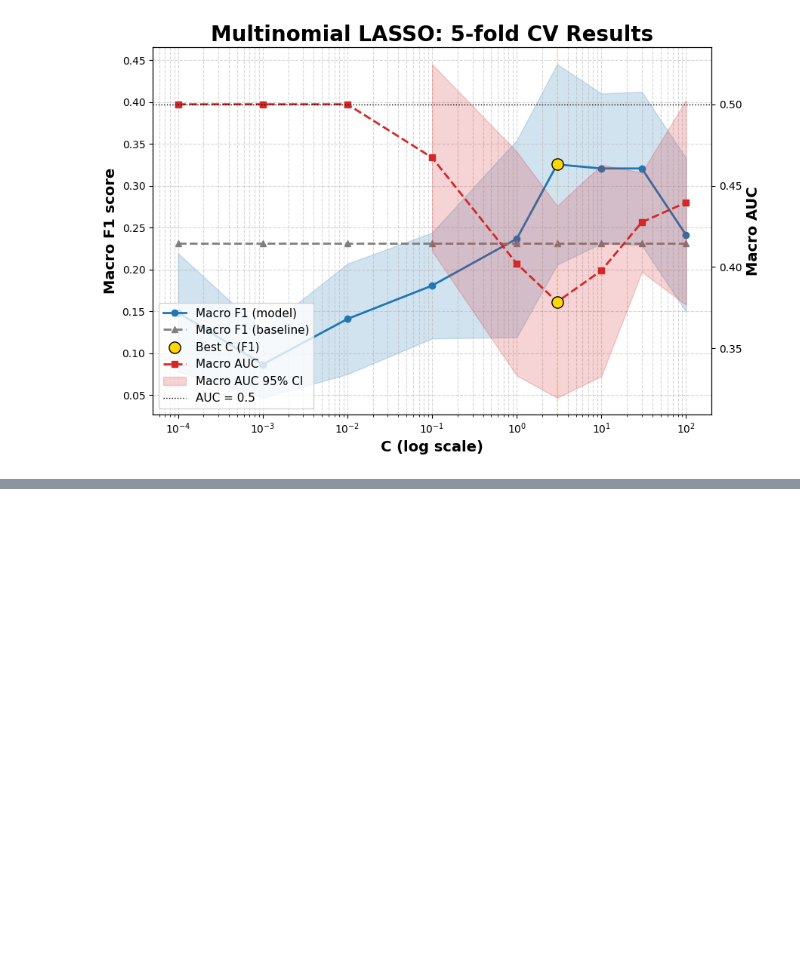
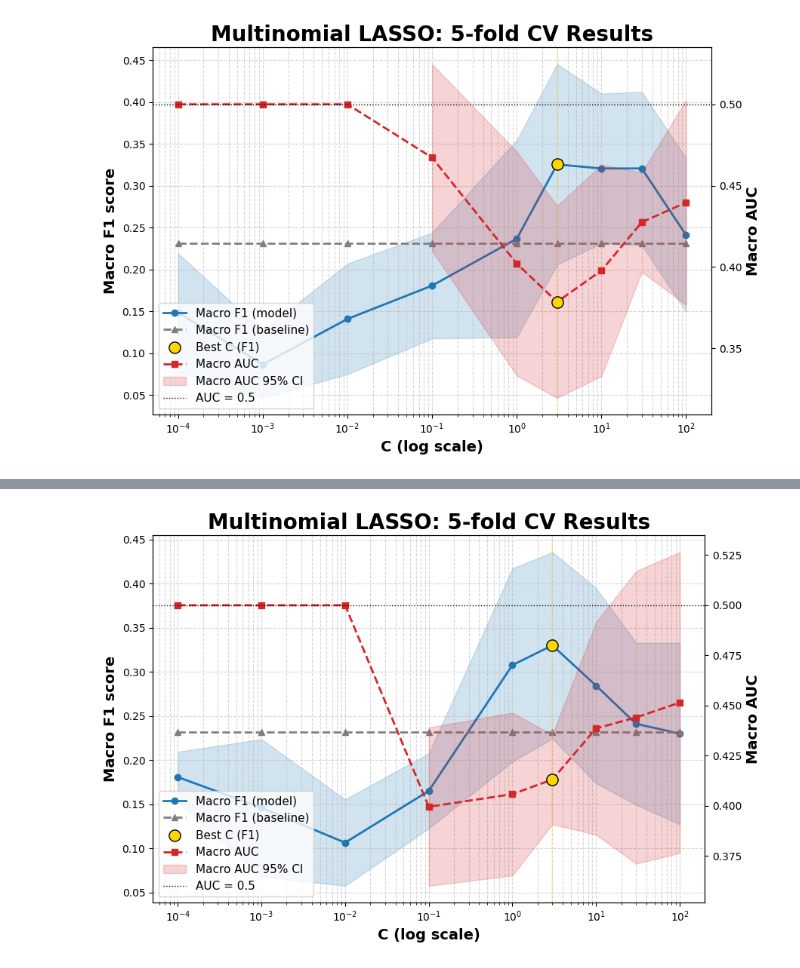
Before and after one commit to ygrepo/Craniopharyngiomas_Image_Segmentation, a Jupyter notebook: notebooks/cv_plot.ipynb, the cells around one changed output, grey strips where cells are left out. Cells and saved outputs as stored; diff of their text form; code cells hidden in the pictures; blank space fills up the shorter version.

```diff
--- a/notebooks/cv_plot.ipynb
+++ b/notebooks/cv_plot.ipynb
@@ -52,0 +101,4 @@ plot_multinomial_lasso_cv_metrics(df, fn=Path(path))
+# %%
+path = "../output/metrics/preop_multinomial_elasticnet_l1ratio_0.3_cv_metrics.csv"
+df = pd.read_csv(path)
+df.head()
@@ -52,0 +112,5 @@ plot_multinomial_lasso_cv_metrics(df, fn=Path(path))
+# %%
+path = "../output/figures/preop_multinomial_elasticnet_l1ratio_0.3_cv_metrics.tiff"
+plot_multinomial_lasso_cv_metrics(df, fn=Path(path))
+# %% [output]
+[figure, added]
```
Also changed, not shown: parts of 7 cells of this notebook, 2 other files.
